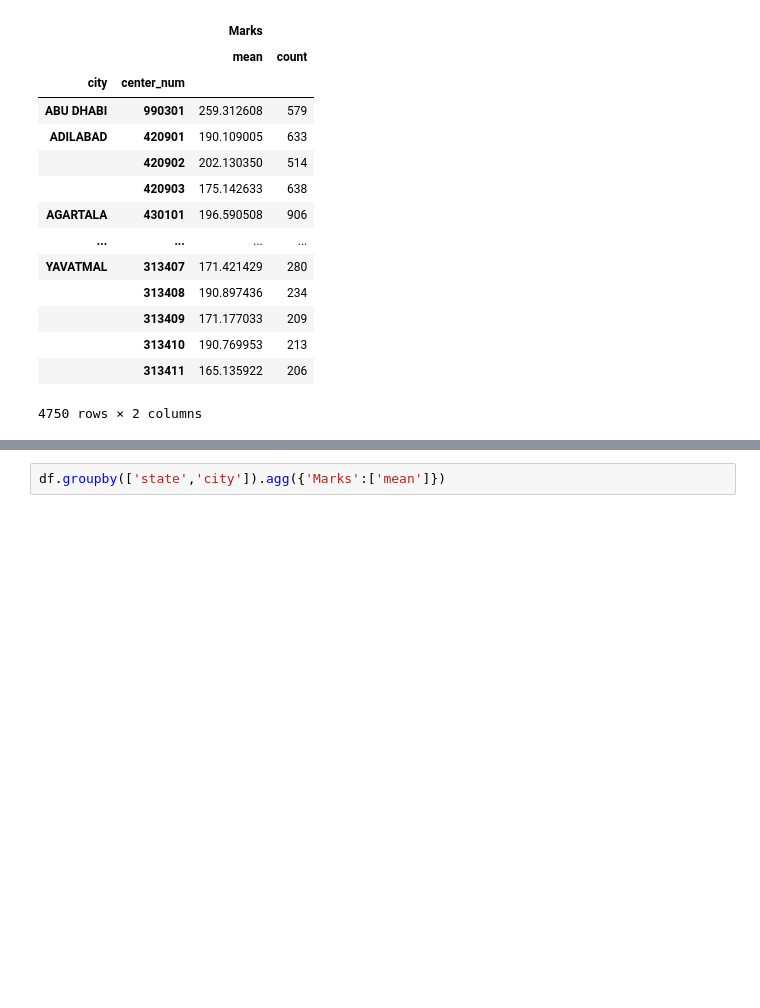
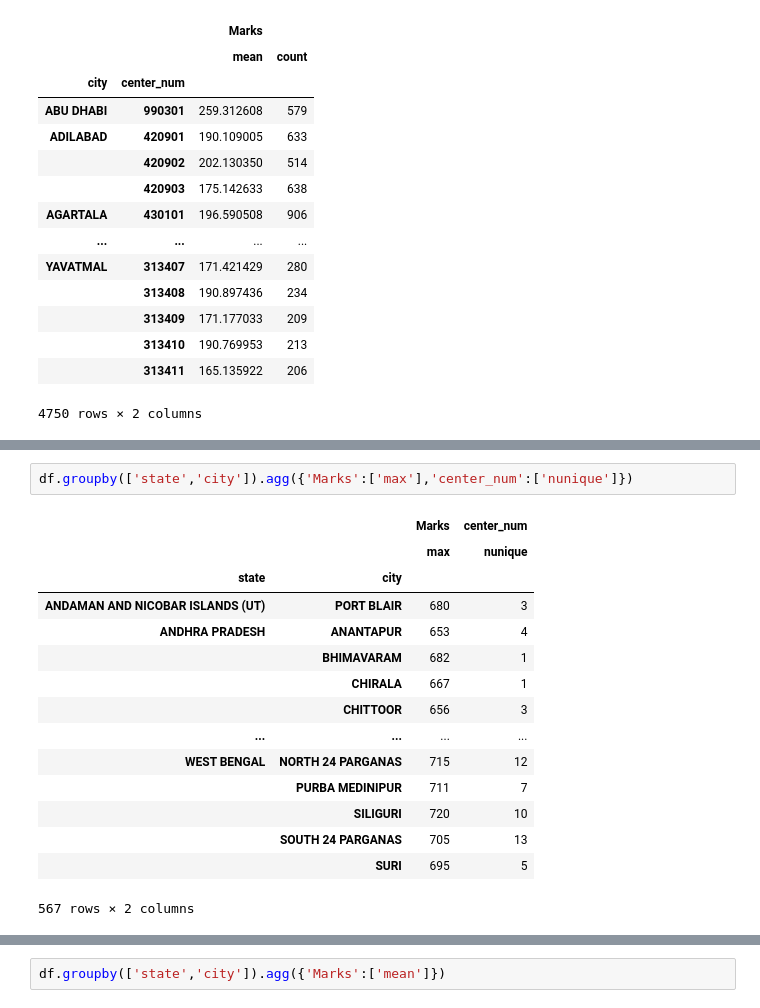
Before and after one commit to paramcgwala-crypto/param_pythonand_ml_turtle_graphic_proper_notation, a Jupyter notebook: basic_Tradition_programing_python/all_neet_marks_2607.ipynb, the cells around one changed output, grey strips where cells are left out. Cells and saved outputs as stored; diff of their text form; blank space fills up the shorter version.

```diff
--- a/basic_Tradition_programing_python/all_neet_marks_2607.ipynb
+++ b/basic_Tradition_programing_python/all_neet_marks_2607.ipynb
@@ -123,0 +139,18 @@ df.groupby(['state','city',cen]).agg({'Marks':['mean','count']})
+# %%
+df.groupby(['state','city']).agg({'Marks':['max'],'center_num':['nunique']})
+# %% [output]
+|  |  | Marks | center_num |
+|  |  | max | nunique |
+| state | city |  |  |
+| ANDAMAN AND NICOBAR ISLANDS (UT) | PORT BLAIR | 680 | 3 |
+| ANDHRA PRADESH | ANANTAPUR | 653 | 4 |
+|  | BHIMAVARAM | 682 | 1 |
+|  | CHIRALA | 667 | 1 |
+|  | CHITTOOR | 656 | 3 |
+| ... | ... | ... | ... |
+| WEST BENGAL | NORTH 24 PARGANAS | 715 | 12 |
+|  | PURBA MEDINIPUR | 711 | 7 |
+|  | SILIGURI | 720 | 10 |
+|  | SOUTH 24 PARGANAS | 705 | 13 |
+|  | SURI | 695 | 5 |
+567 rows × 2 columns
```
Also changed, not shown: parts of 12 cells of this notebook.
